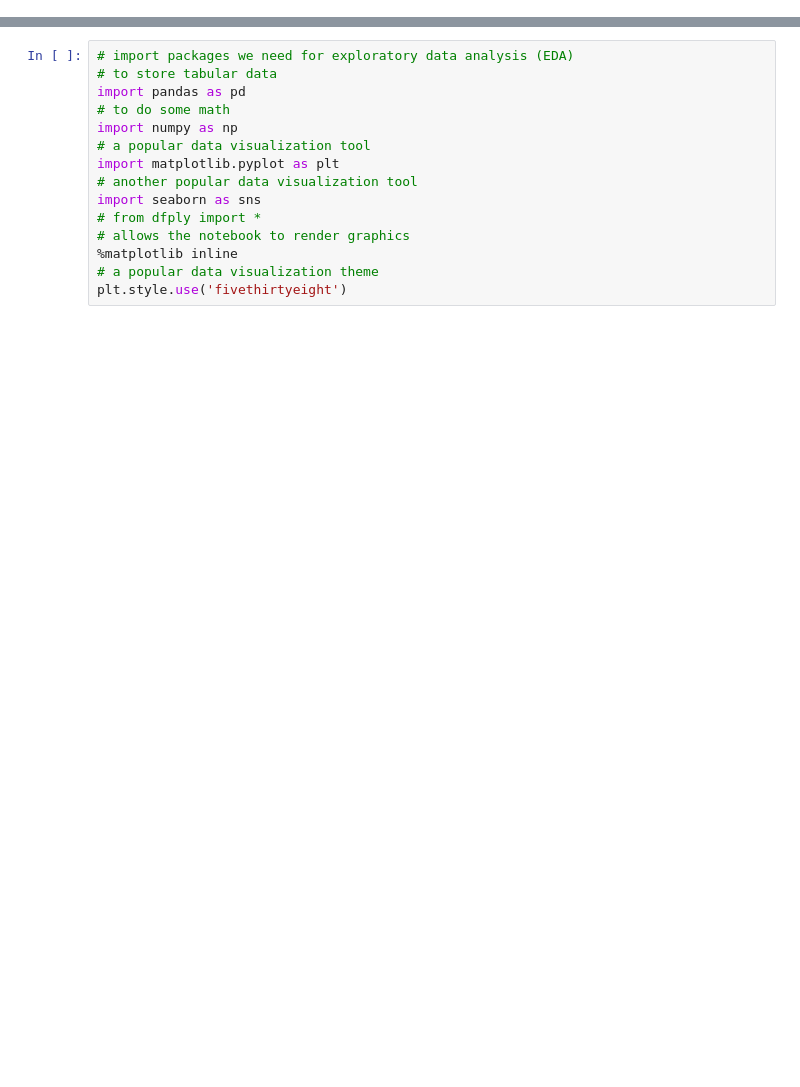
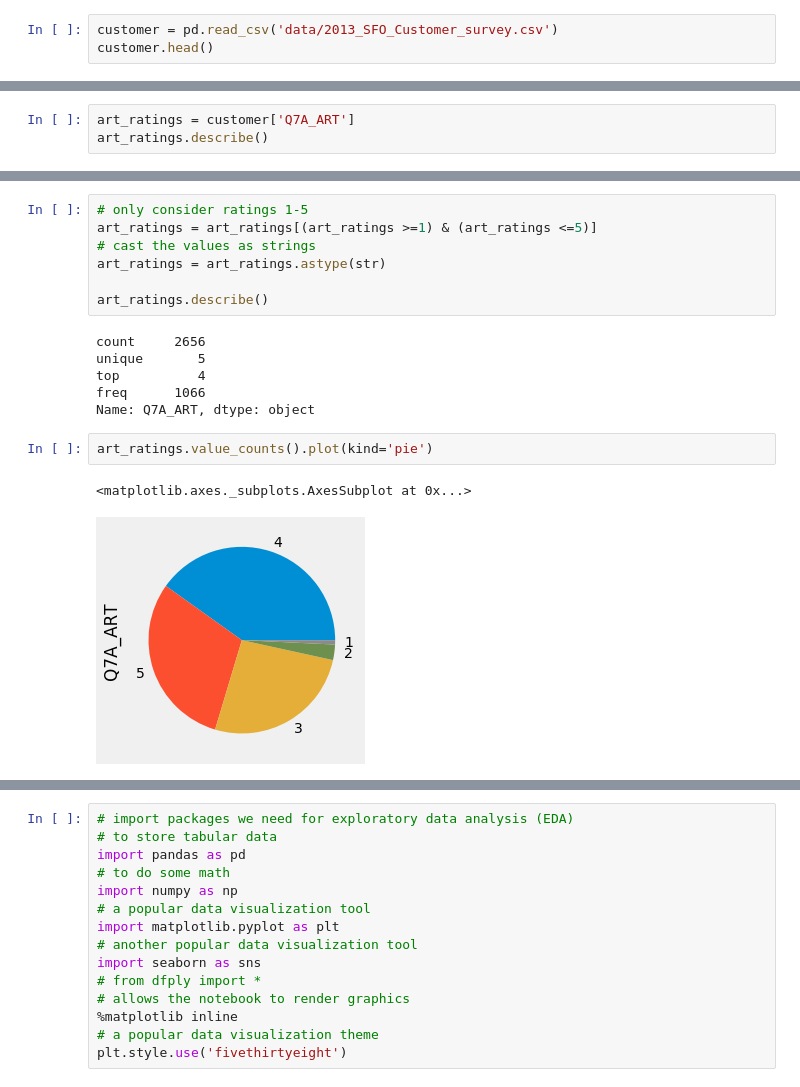
Before and after one commit to LuchaoQi/books, a Jupyter notebook: Feature Engineering Made Easy/Feature Engineering Made Easy.ipynb, the cells around one changed output, grey strips where cells are left out. Drawn from its saved outputs; the diff is of its cells as text; blank space fills up the shorter version.

```diff
--- a/Feature Engineering Made Easy/Feature Engineering Made Easy.ipynb
+++ b/Feature Engineering Made Easy/Feature Engineering Made Easy.ipynb
@@ -4,0 +5,3 @@
+# %%
+customer = pd.read_csv('data/2013_SFO_Customer_survey.csv')
+customer.head()
@@ -4,0 +16,3 @@
+# %%
+art_ratings = customer['Q7A_ART']
+art_ratings.describe()
@@ -4,0 +29,18 @@
+# %%
+# only consider ratings 1-5
+art_ratings = art_ratings[(art_ratings >=1) & (art_ratings <=5)]
+# cast the values as strings
+art_ratings = art_ratings.astype(str)
+
+art_ratings.describe()
+# %% [output]
+count     2656
+unique       5
+top          4
+freq      1066
+Name: Q7A_ART, dtype: object
+# %%
+art_ratings.value_counts().plot(kind='pie')
+# %% [output]
+<matplotlib.axes._subplots.AxesSubplot at 0x...>
+[figure, added]
```
Also changed, not shown: parts of 10 cells of this notebook, 2 other files.
